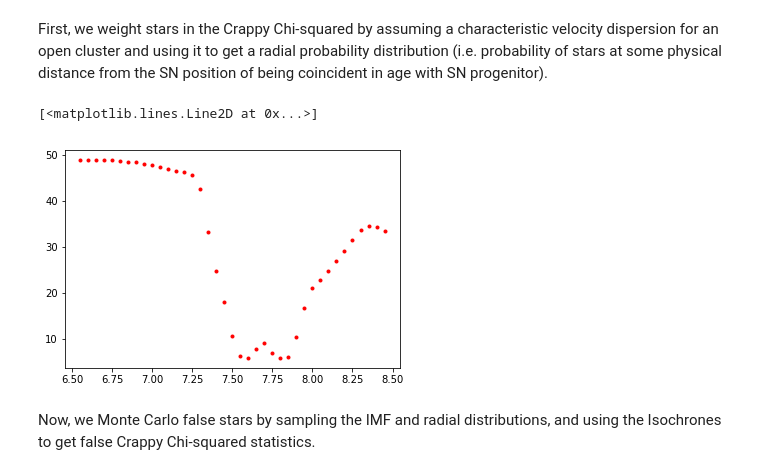
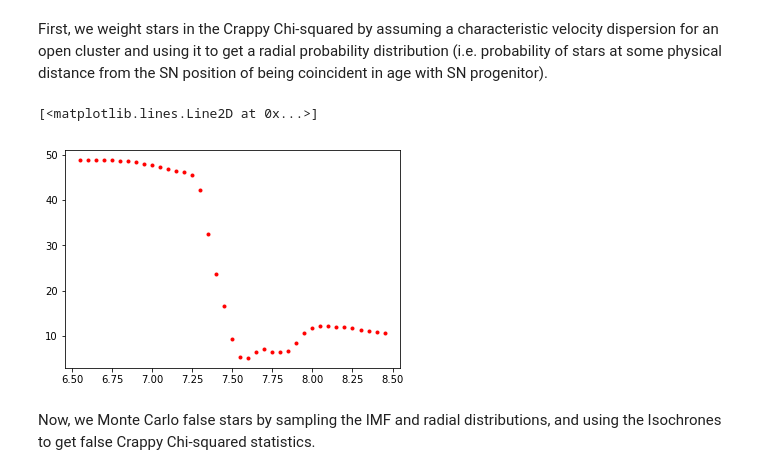
Before and after one commit to TTakaro/Type-Iax-HST, a Jupyter notebook: machine_learning/2008ha_MachineLearning.ipynb, the cells around one changed output. Drawn from its saved outputs; the diff is of its cells as text; code cells hidden in the pictures.

```diff
--- a/machine_learning/2008ha_MachineLearning.ipynb
+++ b/machine_learning/2008ha_MachineLearning.ipynb
@@ -573,7 +572,7 @@ for age, (mag_435, mag_555, mag_625, mag_814) in age_cmd.items():
     temp = 0 # This will hold the distance for each data point to the line
 
     # Sets the radial dispersion for the region
-    sigma = .92 * 10000000 * 3.15e7 * (360 * 60 * 60)/(2 * np.pi) * 1/(21.81e6 * 3.086e13 * .05) # Replace 10000000 w/ 10**age
+    sigma = .92 * 10**age * 3.15e7 * (360 * 60 * 60)/(2 * np.pi) * 1/(21.81e6 * 3.086e13 * .05) # Replace 10000000 w/ 10**age
     for j in range(new_info3.shape[0]):
         # Removes "stars" with mag > 90 in any band
         if (new_info3[j,15] > 90) or (new_info3[j,28] > 90) or (new_info3[j,41] > 90) or (new_info3[j,54] > 90):
@@ -598,34 +597,34 @@ for age, (mag_435, mag_555, mag_625, mag_814) in age_cmd.items():
         phys_dist_temp += phys_dist_weight
 
         # Adds the difference in mags for each data point in quadrature.
         temp = temp + (phys_dist_weight * np.amin(np.sqrt((new_info2[j,15] - mag_435)**2
           + (new_info2[j,28] - mag_555)**2 + (new_info2[j,41] - mag_625)**2 + (new_info2[j,54] - mag_814)**2)))**2
     for j in range(new_info.shape[0]):
         # Removes "stars" with mag > 90 in any band
         if (new_info[j,15] > 90) or (new_info[j,28] > 90) or (new_info[j,41] > 90) or (new_info[j,54] > 90):
             break
 
         # Uses physical distance between star and SN position to weight each star
         phys_dist = np.sqrt((SN_pos[0] - new_info[j,2])**2 + (SN_pos[1] - new_info[j,3])**2)
         phys_dist_weight = 2 * 1/(np.sqrt(2 * np.pi) * sigma) * np.exp(- phys_dist**2/(2 * sigma**2)) # Gaussian in radius
         phys_dist_temp += phys_dist_weight
 
         # Adds the difference in mags for each data point in quadrature.
         temp = temp + (phys_dist_weight * np.amin(np.sqrt((new_info[j,15] - mag_435)**2
           + (new_info[j,28] - mag_555)**2 + (new_info[j,41] - mag_625)**2 + (new_info[j,54] - mag_814)**2)))**2
 
     # There are two stars removed not counted, as they have >90 mag in some filter
     phys_dist_temp /= (new_info3.shape[0] + new_info2.shape[0] + new_info.shape[0] - 2)
     CChi[0,k] = age
     CChi[1,k] = np.sqrt(temp)/phys_dist_temp
     k = k + 1
 
 # Ensures that the crappy chi-squared arrays are ordered by age for convenience.
 CChi = CChi.T[CChi.T[:,0].argsort()]
 plt.plot(CChi.T[0], CChi.T[1], 'r.')
 # %% [output]
 [<matplotlib.lines.Line2D at 0x...>]
-[figure, old version]
+[figure, new version]
 # %% [markdown]
 Now, we Monte Carlo false stars by sampling the IMF and radial distributions, and using the Isochrones to get false Crappy Chi-squared statistics.
 # %%
```
Also changed, not shown: parts of 9 cells of this notebook, 2 other files.
